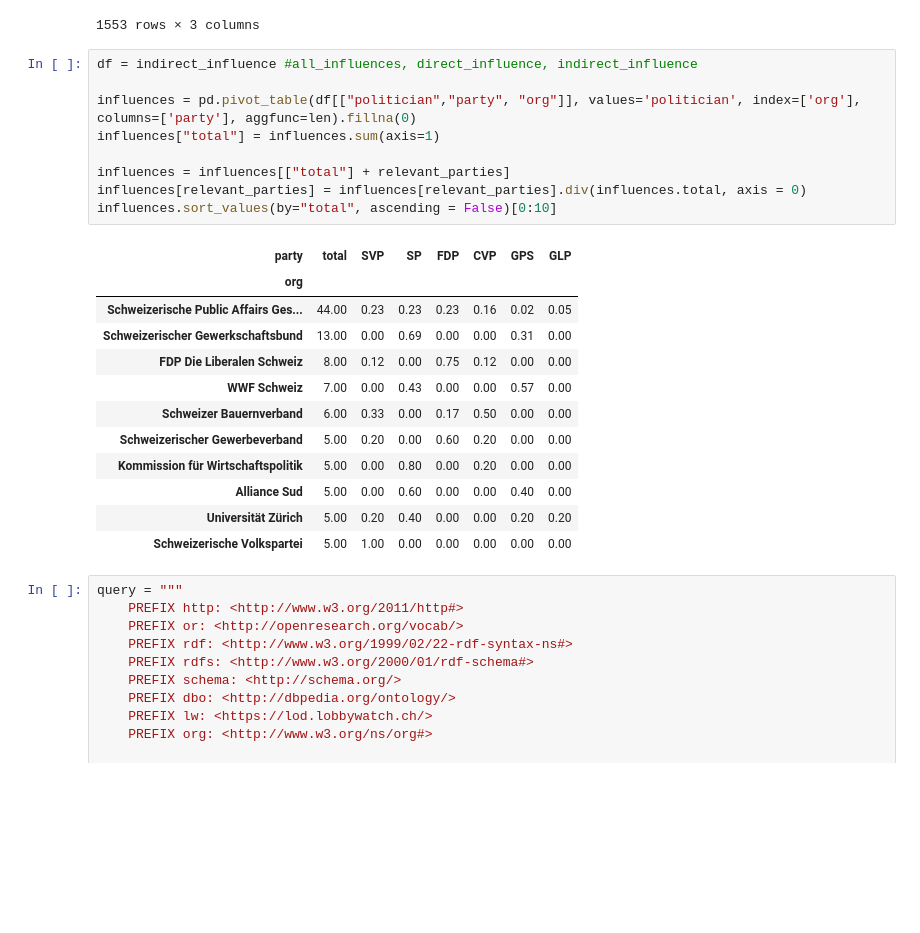
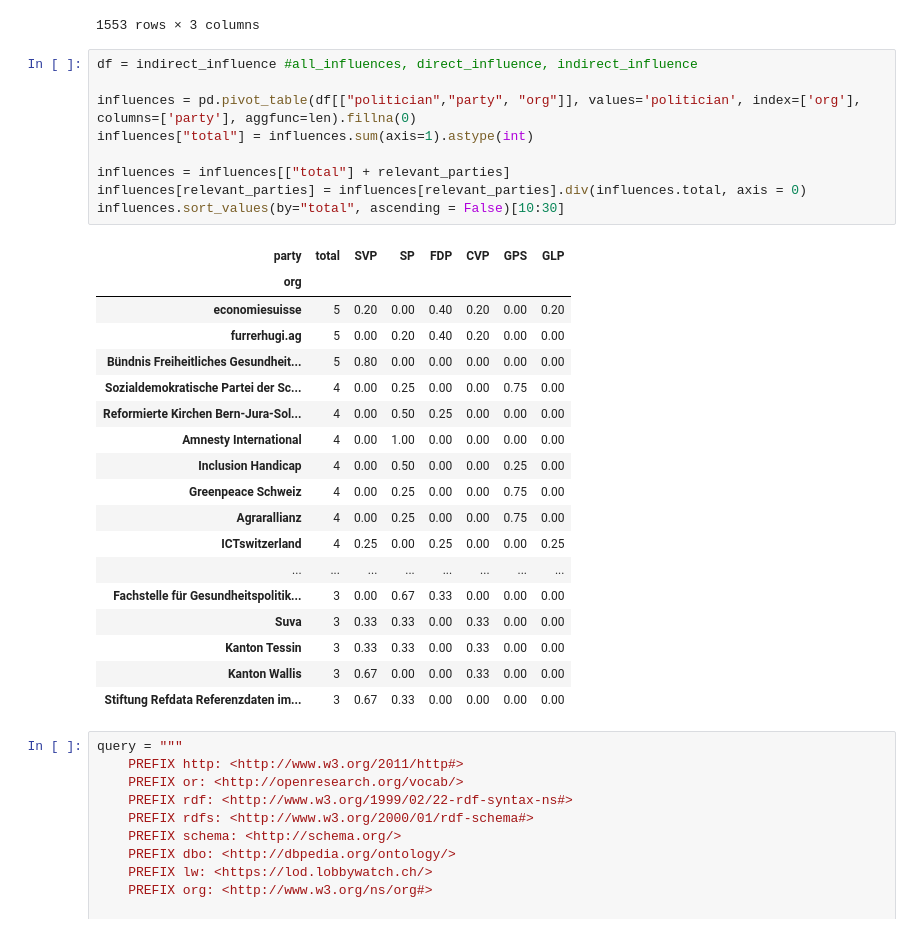
Before and after one commit to zazuko/lined-lobbysts, a Jupyter notebook: main.ipynb, the cells around one changed output. Drawn from its saved outputs; the diff is of its cells as text; blank space fills up the shorter version.

```diff
--- a/main.ipynb
+++ b/main.ipynb
@@ -264,25 +269,31 @@ indirect_influence[["politician","party", "org"]]
 # %%
 df = indirect_influence #all_influences, direct_influence, indirect_influence
 
 influences = pd.pivot_table(df[["politician","party", "org"]], values='politician', index=['org'], columns=['party'], aggfunc=len).fillna(0)
-influences["total"] = influences.sum(axis=1)
+influences["total"] = influences.sum(axis=1).astype(int)
 
 influences = influences[["total"] + relevant_parties]
 influences[relevant_parties] = influences[relevant_parties].div(influences.total, axis = 0)
-influences.sort_values(by="total", ascending = False)[0:10]
+influences.sort_values(by="total", ascending = False)[10:30]
 # %% [output]
 | party | total | SVP | SP | FDP | CVP | GPS | GLP |
 | org |  |  |  |  |  |  |  |
-| Schweizerische Public Affairs Ges... | 44.00 | 0.23 | 0.23 | 0.23 | 0.16 | 0.02 | 0.05 |
-| Schweizerischer Gewerkschaftsbund | 13.00 | 0.00 | 0.69 | 0.00 | 0.00 | 0.31 | 0.00 |
-| FDP Die Liberalen Schweiz | 8.00 | 0.12 | 0.00 | 0.75 | 0.12 | 0.00 | 0.00 |
-| WWF Schweiz | 7.00 | 0.00 | 0.43 | 0.00 | 0.00 | 0.57 | 0.00 |
-| Schweizer Bauernverband | 6.00 | 0.33 | 0.00 | 0.17 | 0.50 | 0.00 | 0.00 |
-| Schweizerischer Gewerbeverband | 5.00 | 0.20 | 0.00 | 0.60 | 0.20 | 0.00 | 0.00 |
-| Kommission für Wirtschaftspolitik | 5.00 | 0.00 | 0.80 | 0.00 | 0.20 | 0.00 | 0.00 |
-| Alliance Sud | 5.00 | 0.00 | 0.60 | 0.00 | 0.00 | 0.40 | 0.00 |
-| Universität Zürich | 5.00 | 0.20 | 0.40 | 0.00 | 0.00 | 0.20 | 0.20 |
-| Schweizerische Volkspartei | 5.00 | 1.00 | 0.00 | 0.00 | 0.00 | 0.00 | 0.00 |
+| economiesuisse | 5 | 0.20 | 0.00 | 0.40 | 0.20 | 0.00 | 0.20 |
+| furrerhugi.ag | 5 | 0.00 | 0.20 | 0.40 | 0.20 | 0.00 | 0.00 |
+| Bündnis Freiheitliches Gesundheit... | 5 | 0.80 | 0.00 | 0.00 | 0.00 | 0.00 | 0.00 |
+| Sozialdemokratische Partei der Sc... | 4 | 0.00 | 0.25 | 0.00 | 0.00 | 0.75 | 0.00 |
+| Reformierte Kirchen Bern-Jura-Sol... | 4 | 0.00 | 0.50 | 0.25 | 0.00 | 0.00 | 0.00 |
+| Amnesty International | 4 | 0.00 | 1.00 | 0.00 | 0.00 | 0.00 | 0.00 |
+| Inclusion Handicap | 4 | 0.00 | 0.50 | 0.00 | 0.00 | 0.25 | 0.00 |
+| Greenpeace Schweiz | 4 | 0.00 | 0.25 | 0.00 | 0.00 | 0.75 | 0.00 |
+| Agrarallianz | 4 | 0.00 | 0.25 | 0.00 | 0.00 | 0.75 | 0.00 |
+| ICTswitzerland | 4 | 0.25 | 0.00 | 0.25 | 0.00 | 0.00 | 0.25 |
+| ... | ... | ... | ... | ... | ... | ... | ... |
+| Fachstelle für Gesundheitspolitik... | 3 | 0.00 | 0.67 | 0.33 | 0.00 | 0.00 | 0.00 |
+| Suva | 3 | 0.33 | 0.33 | 0.00 | 0.33 | 0.00 | 0.00 |
+| Kanton Tessin | 3 | 0.33 | 0.33 | 0.00 | 0.33 | 0.00 | 0.00 |
+| Kanton Wallis | 3 | 0.67 | 0.00 | 0.00 | 0.33 | 0.00 | 0.00 |
+| Stiftung Refdata Referenzdaten im... | 3 | 0.67 | 0.33 | 0.00 | 0.00 | 0.00 | 0.00 |
 # %%
 query = """
     PREFIX http: <http://www.w3.org/2011/http#>
```
Also changed, not shown: parts of 8 cells of this notebook, 2 other files.
